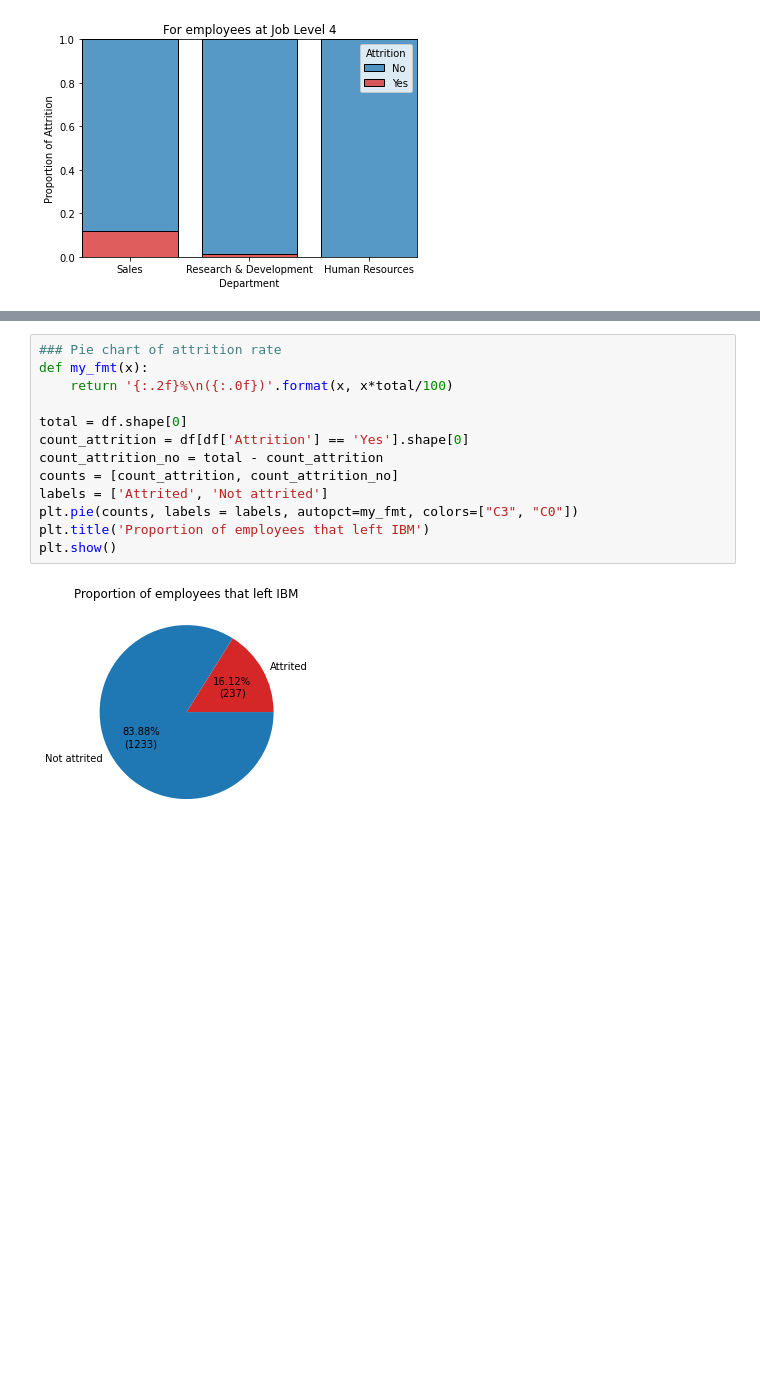
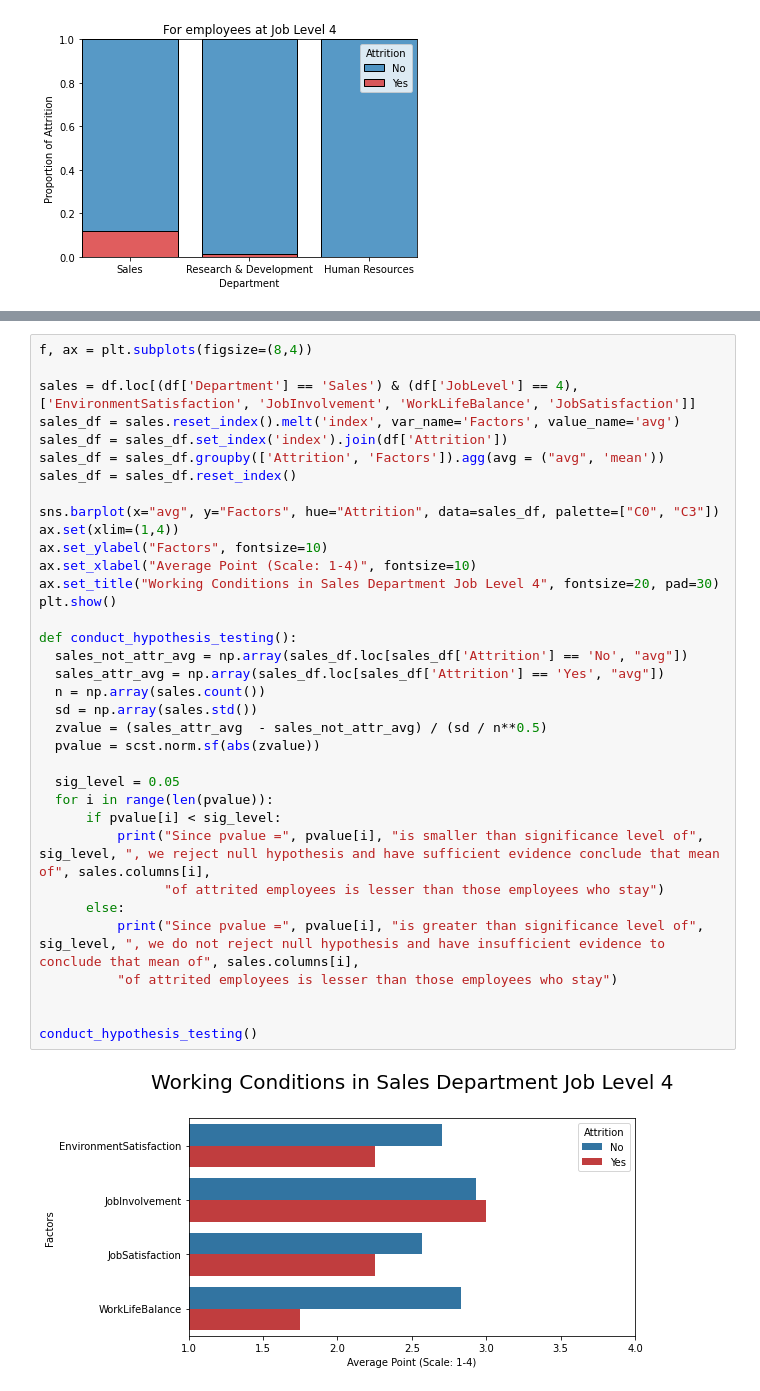
Before and after one commit to Wincenttjoi/employee-data-visualization, a Jupyter notebook: Final.ipynb, the cells around one changed output, grey strips where cells are left out. Cells and saved outputs as stored; diff of their text form; blank space fills up the shorter version.

Commit message:
Add OT barplot

```diff
--- a/Final.ipynb
+++ b/Final.ipynb
@@ -169,15 +140,37 @@ plt.show()
-# %%
-### Pie chart of attrition rate
-def my_fmt(x):
-    return '{:.2f}%\n({:.0f})'.format(x, x*total/100)
-
-total = df.shape[0]
-count_attrition = df[df['Attrition'] == 'Yes'].shape[0]
-count_attrition_no = total - count_attrition
-counts = [count_attrition, count_attrition_no]
-labels = ['Attrited', 'Not attrited']
-plt.pie(counts, labels = labels, autopct=my_fmt, colors=["C3", "C0"])
-plt.title('Proportion of employees that left IBM')
-plt.show()
-# %% [output]
-[figure, removed]
+# %%
+f, ax = plt.subplots(figsize=(8,4))
+
+sales = df.loc[(df['Department'] == 'Sales') & (df['JobLevel'] == 4), ['EnvironmentSatisfaction', 'JobInvolvement', 'WorkLifeBalance', 'JobSatisfaction']]
+sales_df = sales.reset_index().melt('index', var_name='Factors', value_name='avg')
+sales_df = sales_df.set_index('index').join(df['Attrition'])
+sales_df = sales_df.groupby(['Attrition', 'Factors']).agg(avg = ("avg", 'mean'))
+sales_df = sales_df.reset_index()
+
+sns.barplot(x="avg", y="Factors", hue="Attrition", data=sales_df, palette=["C0", "C3"])
+ax.set(xlim=(1,4))
+ax.set_ylabel("Factors", fontsize=10)
+ax.set_xlabel("Average Point (Scale: 1-4)", fontsize=10)
+ax.set_title("Working Conditions in Sales Department Job Level 4", fontsize=20, pad=30)
+plt.show()
+
+def conduct_hypothesis_testing():
+  sales_not_attr_avg = np.array(sales_df.loc[sales_df['Attrition'] == 'No', "avg"])
+  sales_attr_avg = np.array(sales_df.loc[sales_df['Attrition'] == 'Yes', "avg"])
+  n = np.array(sales.count())
+  sd = np.array(sales.std())
+  zvalue = (sales_attr_avg  - sales_not_attr_avg) / (sd / n**0.5)
+  pvalue = scst.norm.sf(abs(zvalue))
+
+  sig_level = 0.05
+  for i in range(len(pvalue)):
+      if pvalue[i] < sig_level:
+          print("Since pvalue =", pvalue[i], "is smaller than significance level of", sig_level, ", we reject null hypothesis and have sufficient evidence conclude that mean of", sales.columns[i],
+                "of attrited employees is lesser than those employees who stay")
+      else:
+          print("Since pvalue =", pvalue[i], "is greater than significance level of", sig_level, ", we do not reject null hypothesis and have insufficient evidence to conclude that mean of", sales.columns[i],
+          "of attrited employees is lesser than those employees who stay")
+
+
+conduct_hypothesis_testing()
+# %% [output]
+[figure, added]
```
Also changed, not shown: parts of 7 cells of this notebook.
